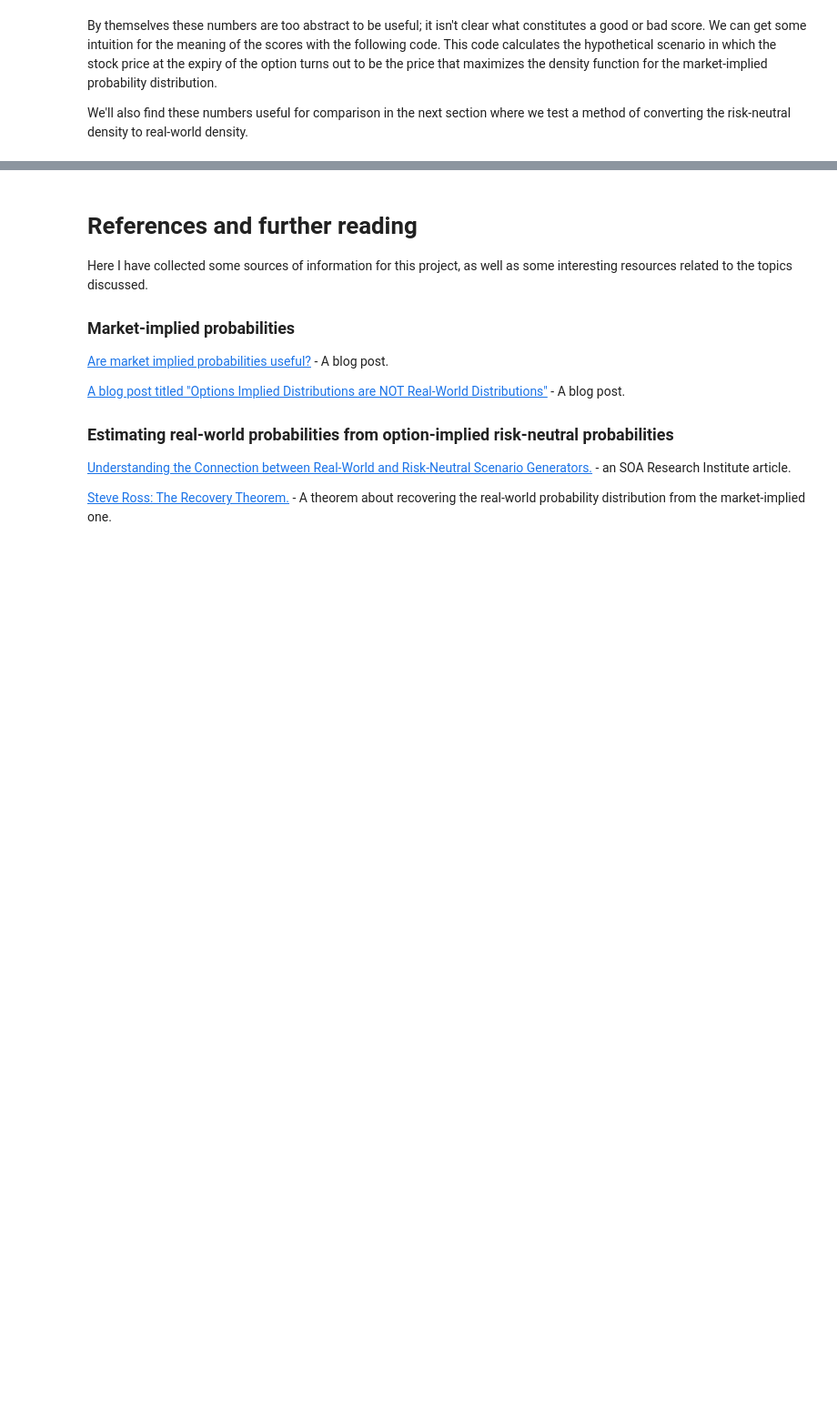
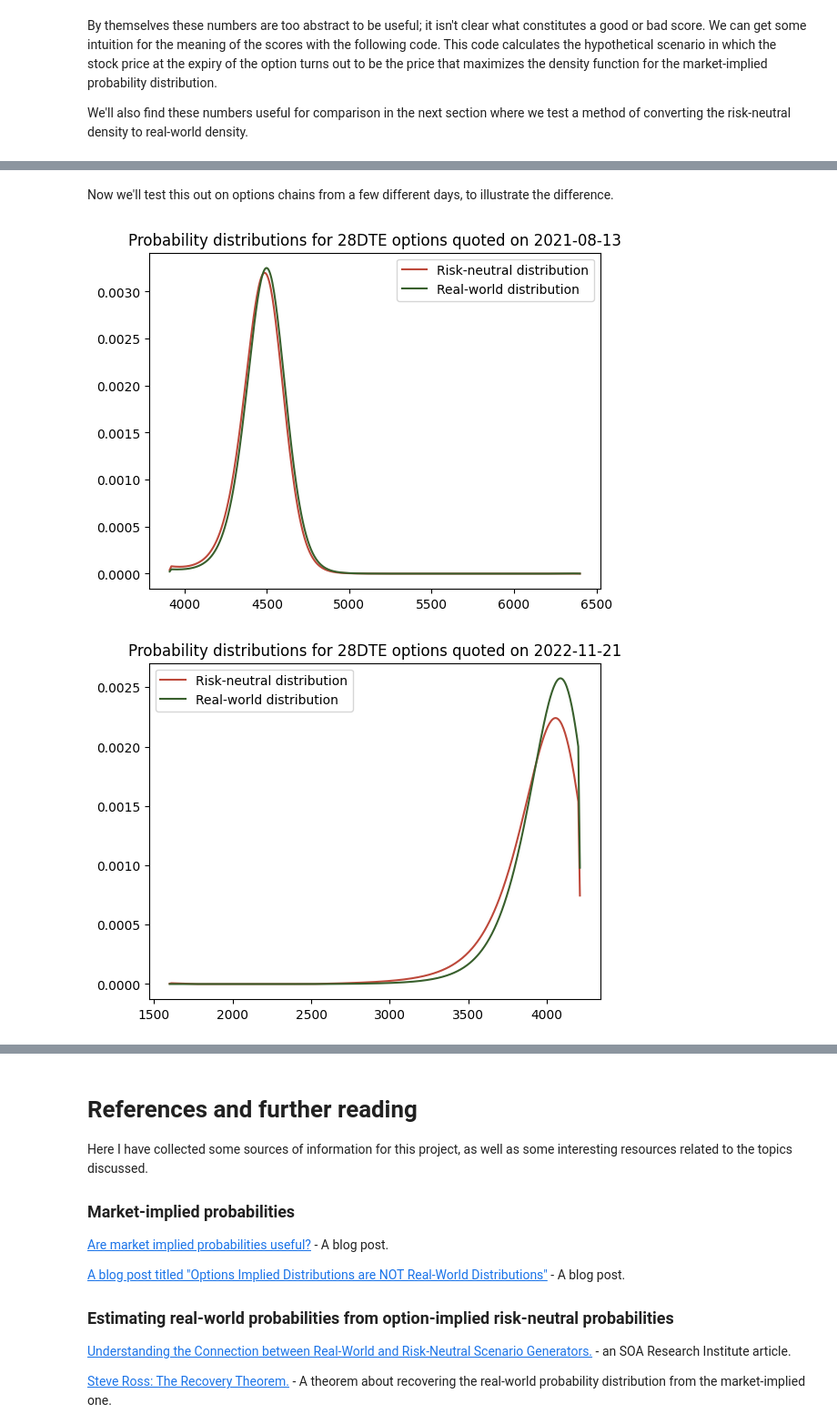
Before and after one commit to swbuchanan/implied-stock-distributions, a Jupyter notebook: project.ipynb, the cells around one changed output, grey strips where cells are left out. Shown at 91% size. Saved outputs shown, nothing was run; the diff lists cells and outputs as text; code cells hidden in the pictures; blank space fills up the shorter version.

```diff
--- a/project.ipynb
+++ b/project.ipynb
@@ -679,6 +690,4 @@ $$
 # %%
-
-
 def physical_density_from_rn(fQ, s_min, s_max, n_grid=500, gamma=4):
     """
     Convert a callable risk-neutral pdf fQ(s) into a callable physical pdf fP(s)
@@ -687,13 +696,16 @@ def physical_density_from_rn(fQ, s_min, s_max, n_grid=500, gamma=4):
     Parameters
     ----------
     fQ : callable
-        Function fQ(s): risk-neutral pdf (should integrate ≈ 1 over its support).
+        Function fQ(s): risk-neutral pdf (should integrate to 1 over its support).
     s_min, s_max : float
         Bounds of the support (integration domain).
     n_grid : int, optional
         Number of grid points used for numerical integration and interpolation (default 500).
     gamma : float, optional
         Coefficient of relative risk aversion (default 4).
+        See Taylor's book for some reasons why I chose the value 4.
+        (Basically it was calculated previously by some authors
+        for S&P 500 options.)
 
     Returns
     -------
@@ -744,17 +756,19 @@ def evaluate_physical_option_prediction_from_df(df: pd.DataFrame, option_type):
     fP, s_grid, fP_grid = physical_density_from_rn(f_2, strikes_fine.min(), strikes_fine.max())
 
     return crps(fP, spx_price_on_expiry_date, strikes_fine.min(), strikes_fine.max())
-
-
-
-# # test this out
-# for _ in range(10):
-#     df = random.choice(spx_28dte_dfs) # choose a random df
-#     strikes_fine, bs_prices_fine, f_2 = create_pdf_from_df(df, "call")
-#     fP, s_grid, fP_grid = physical_density_from_rn(f_2, strikes_fine.min(), strikes_fine.max())
-#     plt.plot(strikes_fine, f_2(strikes_fine))
-#     plt.plot(strikes_fine, fP(strikes_fine))
-#     plt.show()
-
-#     print(evaluate_rn_option_prediction_from_df(df, 'call'))
-#     print(evaluate_physical_option_prediction_from_df(df, 'call'))
+# %% [markdown]
+Now we'll test this out on options chains from a few different days, to illustrate the difference.
+# %%
+
+for _ in range(5):
+    df = random.choice(spx_28dte_dfs) # choose a random df
+    strikes_fine, bs_prices_fine, f_2 = create_pdf_from_df(df, "call")
+    fP, s_grid, fP_grid = physical_density_from_rn(f_2, strikes_fine.min(), strikes_fine.max())
+    plt.plot(strikes_fine, f_2(strikes_fine), label="Risk-neutral distribution", color="#BD483A")
+    plt.plot(strikes_fine, fP(strikes_fine), label="Real-world distribution", color="#385F2C")
+    plt.title(f"Probability distributions for 28DTE options quoted on {pd.to_datetime(df['quote_time'].iloc[0]).date()}")
+    plt.legend()
+    plt.show()
+# %% [output]
+[figure, added]
+[figure, added]
```
Also changed, not shown: parts of 22 cells of this notebook.
